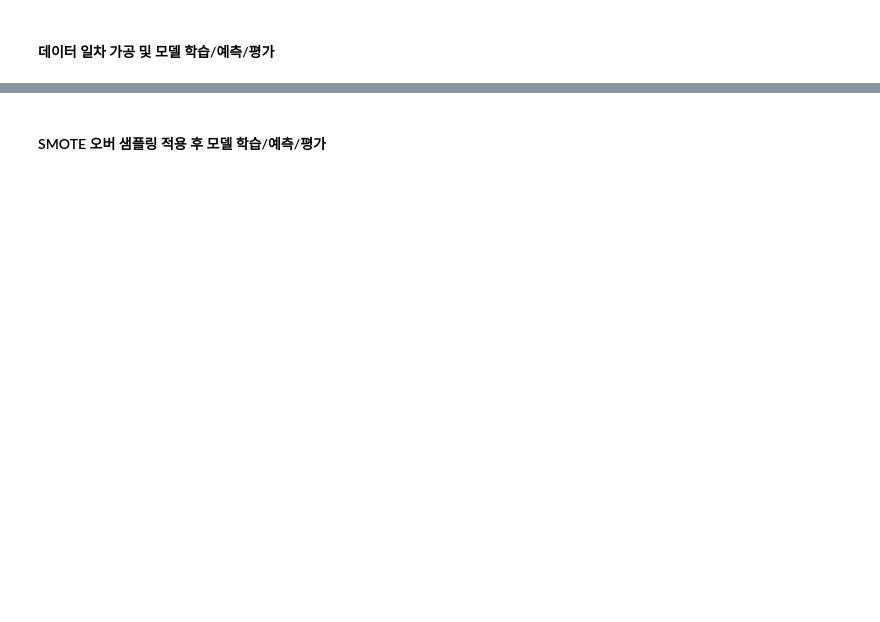
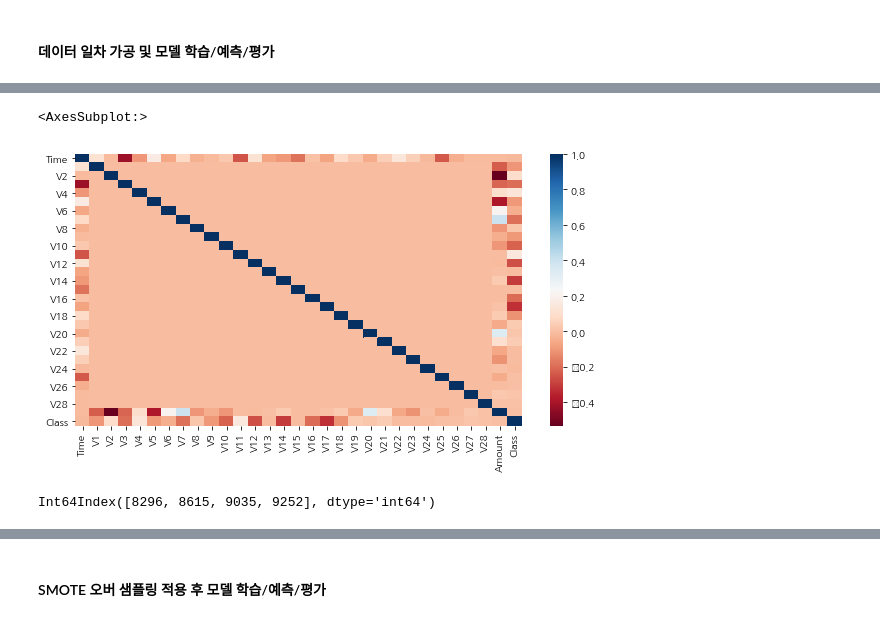
Before and after one commit to alsrud2298/Data-Analysis-Study, a Jupyter notebook: 파이썬 머신러닝 완벽가이드/04-7_LightGBM~04-11_Stacking.ipynb, the cells around one changed output, grey strips where cells are left out. Cells and saved outputs as stored; diff of their text form; code cells hidden in the pictures; blank space fills up the shorter version.

```diff
--- a/파이썬 머신러닝 완벽가이드/04-7_LightGBM~04-11_Stacking.ipynb
+++ b/파이썬 머신러닝 완벽가이드/04-7_LightGBM~04-11_Stacking.ipynb
@@ -810,0 +957,9 @@ plt.show()
+# %%
+# 이상치 제거하기
+plt.figure(figsize=(10,5))
+corr = card_df.corr()
+sns.heatmap(corr, cmap='RdBu')
+# Class 피처와 음의 상관관계가 높은 피처는 V14, V17
+# %% [output]
+<AxesSubplot:>
+[figure, added]
@@ -811 +980,6 @@ plt.show()
+# %%
+outlier_index = get_outlier(card_df, 'V14')
+print(outlier_index)
+# %% [output]
+Int64Index([8296, 8615, 9035, 9252], dtype='int64')
 # %%
```
Also changed, not shown: parts of 45 cells of this notebook.
